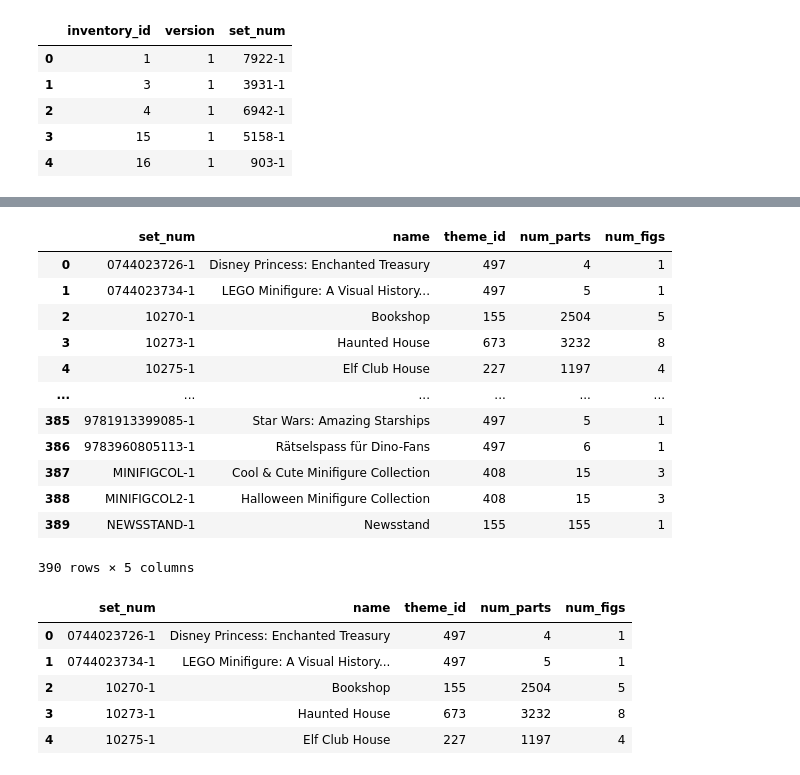
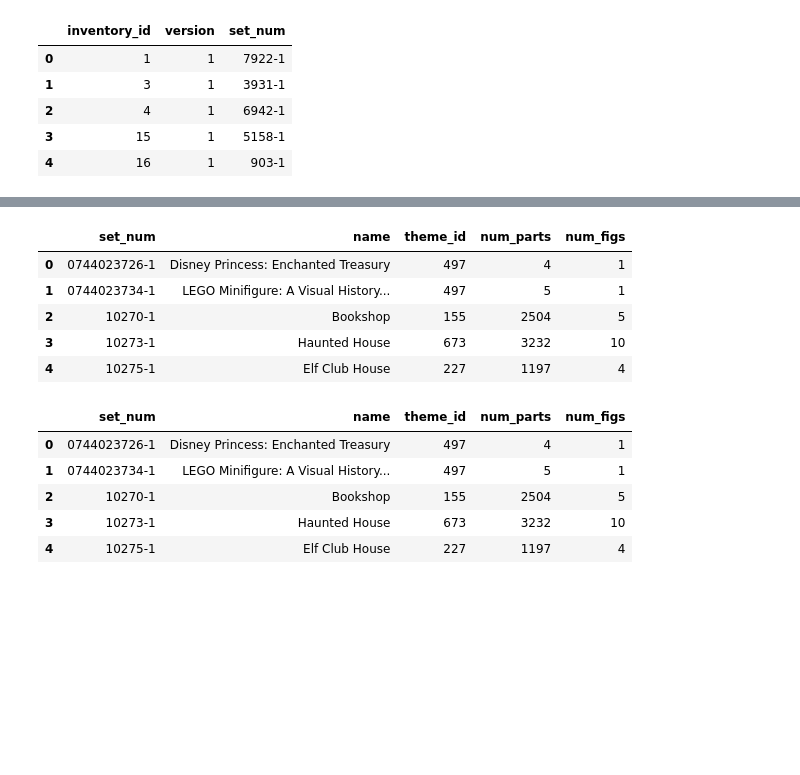
Before and after one commit to Supasyl/ETL_project, a Jupyter notebook: ETL_Pandas.ipynb, the cells around one changed output, grey strips where cells are left out. Drawn from its saved outputs; the diff is of its cells as text; code cells hidden in the pictures; blank space fills up the shorter version.

```diff
--- a/ETL_Pandas.ipynb
+++ b/ETL_Pandas.ipynb
@@ -462,13 +462,15 @@ pd.read_sql_query('select * from inventory_minifigs', con=engine).head()
 To add missing column number of minifigs in each set
 # %%
 # Calculating number of minifigs in each set
-query = "select i.set_num, count(m.fig_num) as num_figs \
-         from inventories as i \
-         inner join inventory_minifigs as m \
-            on i.inventory_id = m.inventory_id \
-         group by set_num"
+query = "select a.set_num, sum(b.quantity) as num_figs\
+         from inventories as a, inventory_minifigs as b\
+         where a.inventory_id = b.inventory_id\
+         group by a.set_num"
+# Getting the results into a data frame
 minifig_count_df = pd.read_sql_query(query, con=engine)
-minifig_count_df
+# Changing the type of new column from float to int
+minifig_count_df = minifig_count_df.astype({'num_figs': 'int32'})
+minifig_count_df.head()
 # %% [output]
 |  | set_num | num_figs |
 | 0 | 75178-1 | 5 |
@@ -486,3 +480,0 @@ minifig_count_df
-# %%
-sets_df = pd.read_sql_query('select * from sets', con=engine)
-sets_df
@@ -503,21 +481,16 @@ sets_df
 # %%
-sets_df = sets_df.merge(minifig_count_df, how='inner', on='set_num')
-sets_df
+# Merging it with sets data frame
+sets_df = pd.merge(sets_df, minifig_count_df, how='inner', on='set_num')
+sets_df.head()
 # %% [output]
 |  | set_num | name | theme_id | num_parts | num_figs |
 | 0 | 0744023726-1 | Disney Princess: Enchanted Treasury | 497 | 4 | 1 |
 | 1 | 0744023734-1 | LEGO Minifigure: A Visual History... | 497 | 5 | 1 |
 | 2 | 10270-1 | Bookshop | 155 | 2504 | 5 |
-| 3 | 10273-1 | Haunted House | 673 | 3232 | 8 |
+| 3 | 10273-1 | Haunted House | 673 | 3232 | 10 |
 | 4 | 10275-1 | Elf Club House | 227 | 1197 | 4 |
-| ... | ... | ... | ... | ... | ... |
-| 385 | 9781913399085-1 | Star Wars: Amazing Starships | 497 | 5 | 1 |
-| 386 | 9783960805113-1 | Rätselspass für Dino-Fans | 497 | 6 | 1 |
-| 387 | MINIFIGCOL-1 | Cool & Cute Minifigure Collection | 408 | 15 | 3 |
-| 388 | MINIFIGCOL2-1 | Halloween Minifigure Collection | 408 | 15 | 3 |
-| 389 | NEWSSTAND-1 | Newsstand | 155 | 155 | 1 |
-390 rows × 5 columns
 # %%
+# Writing it back to the database
 sets_df.to_sql(name='sets', con=engine, if_exists='replace', index=False)
 pd.read_sql_query('select * from sets', con=engine).head()
 # %% [output]
@@ -525,5 +498,5 @@ pd.read_sql_query('select * from sets', con=engine).head()
 | 0 | 0744023726-1 | Disney Princess: Enchanted Treasury | 497 | 4 | 1 |
 | 1 | 0744023734-1 | LEGO Minifigure: A Visual History... | 497 | 5 | 1 |
 | 2 | 10270-1 | Bookshop | 155 | 2504 | 5 |
-| 3 | 10273-1 | Haunted House | 673 | 3232 | 8 |
+| 3 | 10273-1 | Haunted House | 673 | 3232 | 10 |
 | 4 | 10275-1 | Elf Club House | 227 | 1197 | 4 |
```
Also changed, not shown: parts of 16 cells of this notebook.
